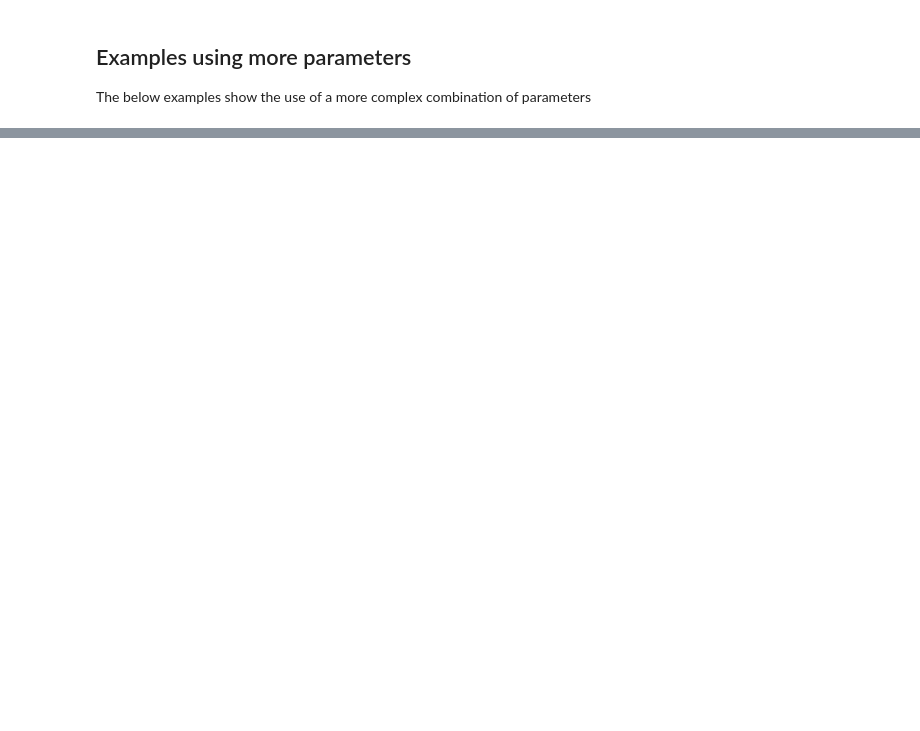
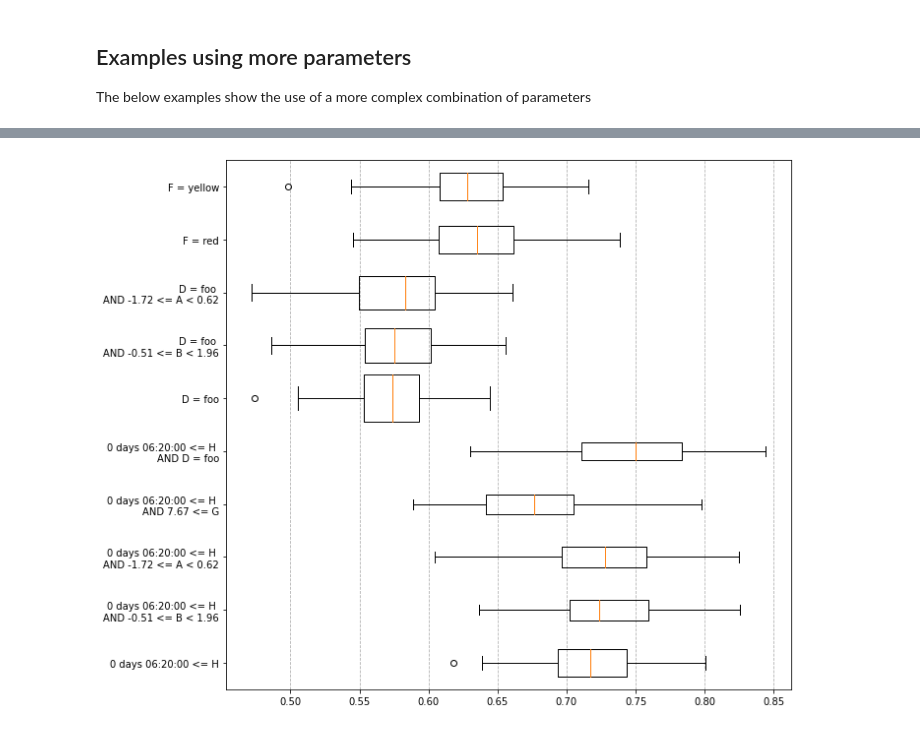
Before and after one commit to cslab-hub/sd4py, a Jupyter notebook: sd4py_examples.ipynb, the cells around one changed output, grey strips where cells are left out. Cells and saved outputs as stored; diff of their text form; code cells hidden in the pictures; blank space fills up the shorter version.

```diff
--- a/sd4py_examples.ipynb
+++ b/sd4py_examples.ipynb
@@ -197,0 +218,4 @@ sd4py.discover_subgroups(
+# %%
+precision_recall_trials, precision_recall_df = sd4py.extra.confidence_precision_recall_f1(
+    subgroups,
+    df)
@@ -197,0 +233,4 @@ sd4py.discover_subgroups(
+# %%
+subgroups_sorted = subgroups[
+    precision_recall_df.sort_values('f1_lower', ascending=False).index.tolist()
+]
@@ -197,0 +245,6 @@ sd4py.discover_subgroups(
+# %%
+sg_top_10_nonoverlapping = sd4py.extra.first_k_non_overlapping(
+    df,
+    subgroups_sorted,
+    0.8
+)
@@ -197,0 +275,9 @@ sd4py.discover_subgroups(
+# %%
+ci_trials, ci_df = sd4py.extra.confidence_intervals(sg_top_10_nonoverlapping, df)
+# %%
+plt.rcParams["figure.figsize"] = (10, 8)
+sd4py.extra.confidence_intervals_to_boxplots(ci_trials)
+plt.tight_layout()
+plt.show()
+# %% [output]
+[figure, added]
```
Also changed, not shown: parts of 27 cells of this notebook, 7 other files.
